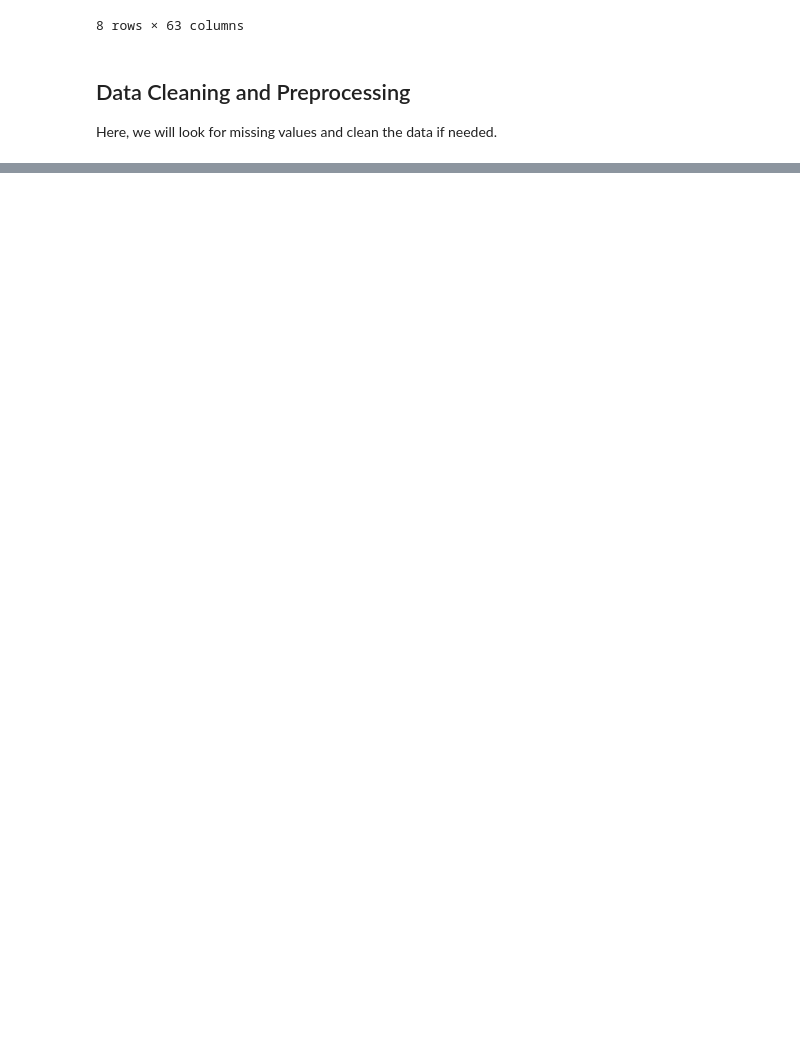
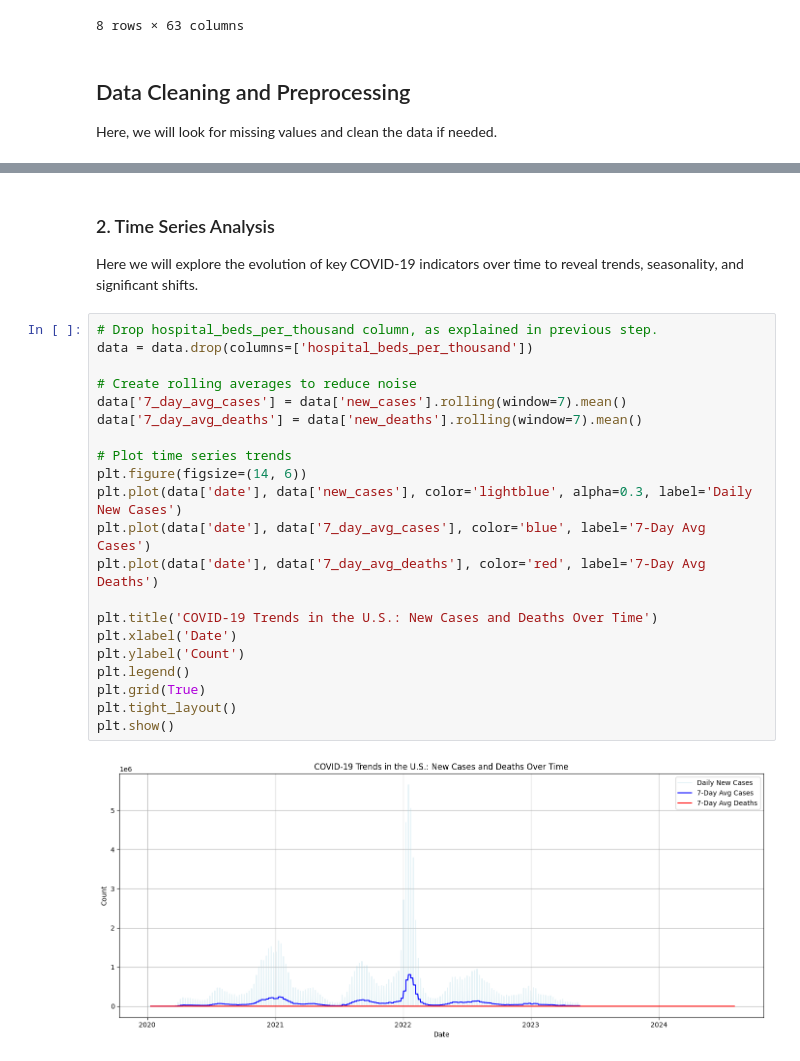
Before and after one commit to marshallhm1/DataScienceProject, a Jupyter notebook: notebooks/1_eda.ipynb, the cells around one changed output, grey strips where cells are left out. Drawn from its saved outputs; the diff is of its cells as text; blank space fills up the shorter version.

```diff
--- a/notebooks/1_eda.ipynb
+++ b/notebooks/1_eda.ipynb
@@ -99,0 +173,27 @@ Length: 67, dtype: int64
+# %% [markdown]
+### 2. Time Series Analysis
+
+Here we will explore the evolution of key COVID-19 indicators over time to reveal trends, seasonality, and significant shifts.
+# %%
+# Drop hospital_beds_per_thousand column, as explained in previous step.
+data = data.drop(columns=['hospital_beds_per_thousand'])
+
+# Create rolling averages to reduce noise
+data['7_day_avg_cases'] = data['new_cases'].rolling(window=7).mean()
+data['7_day_avg_deaths'] = data['new_deaths'].rolling(window=7).mean()
+
+# Plot time series trends
+plt.figure(figsize=(14, 6))
+plt.plot(data['date'], data['new_cases'], color='lightblue', alpha=0.3, label='Daily New Cases')
+plt.plot(data['date'], data['7_day_avg_cases'], color='blue', label='7-Day Avg Cases')
+plt.plot(data['date'], data['7_day_avg_deaths'], color='red', label='7-Day Avg Deaths')
+
+plt.title('COVID-19 Trends in the U.S.: New Cases and Deaths Over Time')
+plt.xlabel('Date')
+plt.ylabel('Count')
+plt.legend()
+plt.grid(True)
+plt.tight_layout()
+plt.show()
+# %% [output]
+[figure, added]
```
Also changed, not shown: parts of 10 cells of this notebook, 3 other files.
